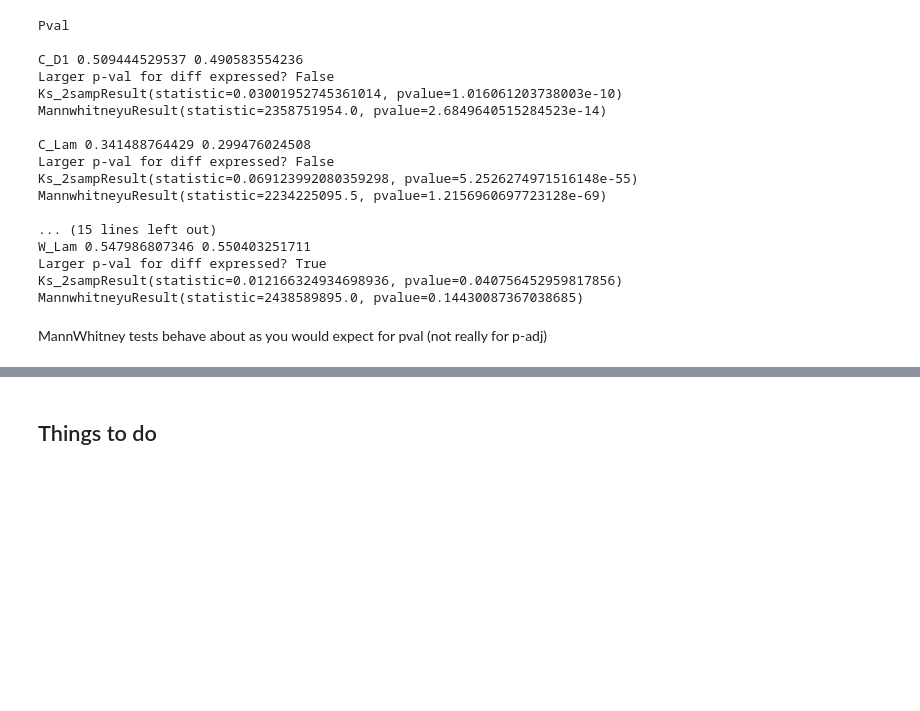
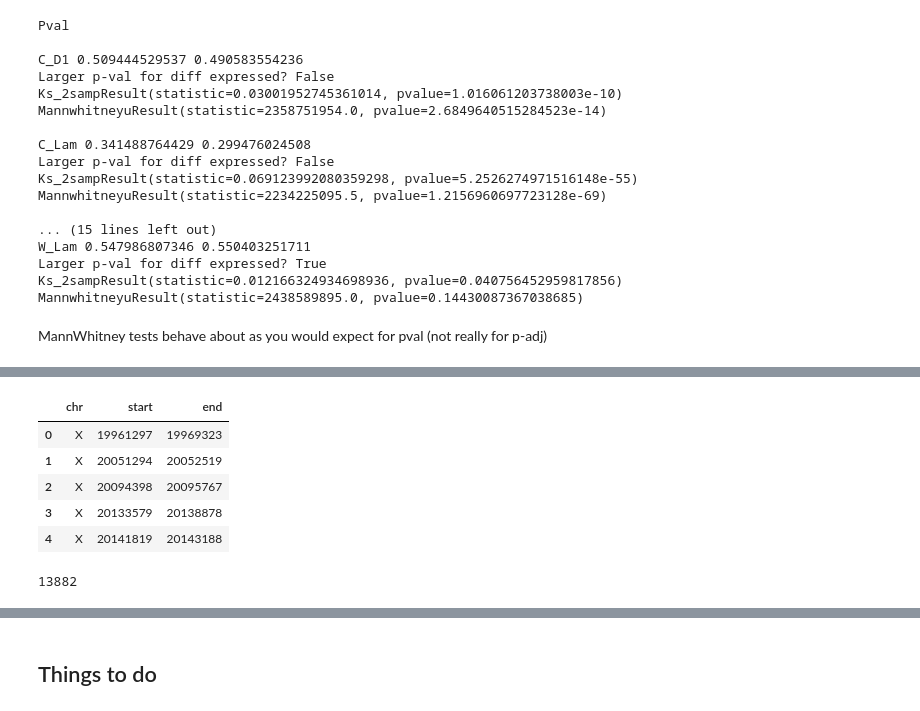
Before and after one commit to leandraking/SacktonProject, a Jupyter notebook: 20160731_Correlating_diff_expression_and_diff_binding.ipynb, the cells around one changed output, grey strips where cells are left out. Drawn from its saved outputs; the diff is of its cells as text; code cells hidden in the pictures; blank space fills up the shorter version.

```diff
--- a/20160731_Correlating_diff_expression_and_diff_binding.ipynb
+++ b/20160731_Correlating_diff_expression_and_diff_binding.ipynb
@@ -352,0 +356,9 @@ MannWhitney tests behave about as you would expect for pval (not really for p-ad
+# %%
+gene_names=pd.read_csv("/Users/leandraking/Desktop/Junk_folder_so_my_desktop_looks_clean/SacktonProject/Differential_expression_carcass")
+gene_names.head()
+
+all_genes_names = open("/Users/leandraking/Desktop/Junk_folder_so_my_desktop_looks_clean/SacktonProject/all_gene_names","w")
+for ele in list(gene_names.iloc[:,0].values):
+    all_genes_names.write(ele +'\n')
+all_genes_names.close()
+#list(gene_names.iloc[:,0].values)
@@ -352,0 +367,7 @@ MannWhitney tests behave about as you would expect for pval (not really for p-ad
+# %%
+all_gene_locations=[]
+fp=open("FlyBase_FastA-all-genes.txt", "r")
+for line in fp:
+    if line[0]=='>':
+        all_gene_locations.append(line.split(";")[1])
+fp.close()
@@ -352,0 +380,4 @@ MannWhitney tests behave about as you would expect for pval (not really for p-ad
+# %%
+all_gene_locations_no_complement =[ele.replace('complement(','') for ele in all_gene_locations]
+all_gene_locations_no_complement = [ele.strip(')') for ele in all_gene_locations_no_complement]
+all_gene_locations_no_complement[:10]
@@ -352,0 +395,17 @@ MannWhitney tests behave about as you would expect for pval (not really for p-ad
+# %%
+all_gene_locations_df=pd.DataFrame()
+all_gene_locations_df["chr"]=[ele.split(":")[0].split("=")[1] for ele in all_gene_locations_no_complement]
+all_gene_locations_df["start"]=[ele.split(":")[1].split("..")[0] for ele in all_gene_locations_no_complement]
+all_gene_locations_df["end"]=[ele.split("..")[1] for ele in all_gene_locations_no_complement]
+all_gene_locations_df.head()
+# %% [output]
+|  | chr | start | end |
+| 0 | X | 19961297 | 19969323 |
+| 1 | X | 20051294 | 20052519 |
+| 2 | X | 20094398 | 20095767 |
+| 3 | X | 20133579 | 20138878 |
+| 4 | X | 20141819 | 20143188 |
+# %%
+len(all_gene_locations)
+# %% [output]
+13882
```
Also changed, not shown: parts of 15 cells of this notebook.
